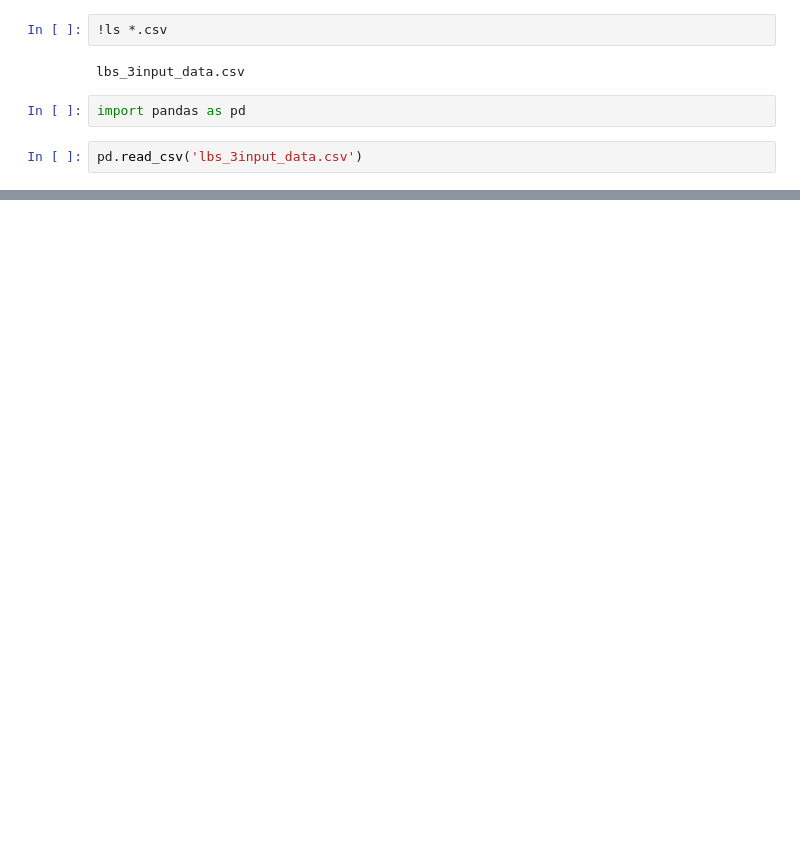
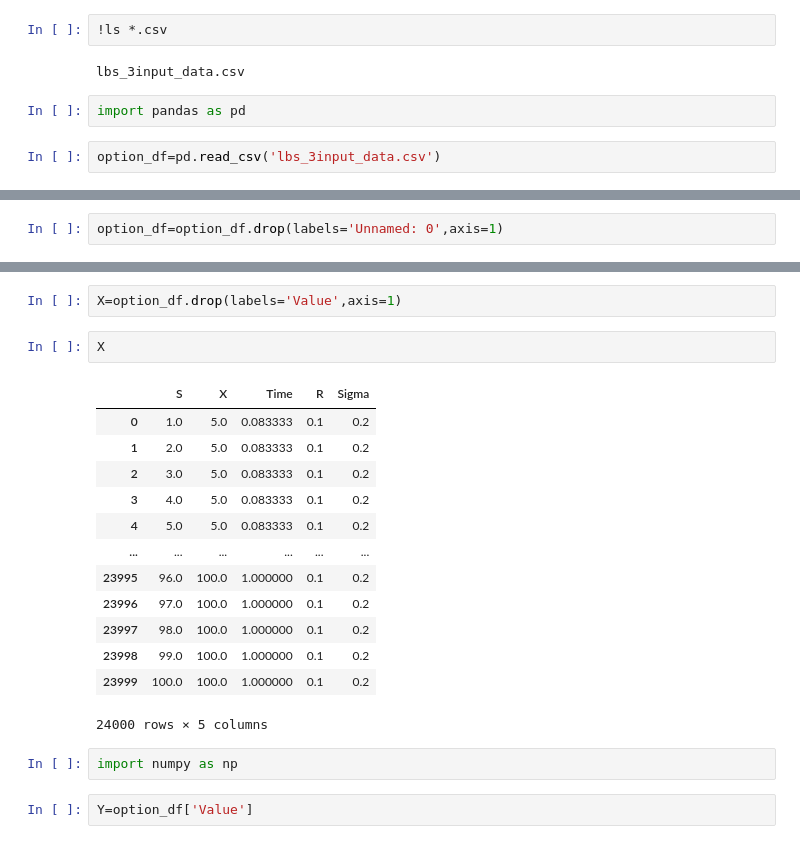
Before and after one commit to dpnolan/learningBlackScholes, a Jupyter notebook: LBS_Neural_Net.ipynb, the cells around one changed output, grey strips where cells are left out. Drawn from its saved outputs; the diff is of its cells as text; blank space fills up the shorter version.

```diff
--- a/LBS_Neural_Net.ipynb
+++ b/LBS_Neural_Net.ipynb
@@ -20,4 +21,4 @@ lbs_3input_data.csv
 # %%
 import pandas as pd
 # %%
-pd.read_csv('lbs_3input_data.csv')
+option_df=pd.read_csv('lbs_3input_data.csv')
@@ -37,0 +61,2 @@ pd.read_csv('lbs_3input_data.csv')
+# %%
+option_df=option_df.drop(labels='Unnamed: 0',axis=1)
@@ -37,0 +79,22 @@ pd.read_csv('lbs_3input_data.csv')
+# %%
+X=option_df.drop(labels='Value',axis=1)
+# %%
+X
+# %% [output]
+|  | S | X | Time | R | Sigma |
+| 0 | 1.0 | 5.0 | 0.083333 | 0.1 | 0.2 |
+| 1 | 2.0 | 5.0 | 0.083333 | 0.1 | 0.2 |
+| 2 | 3.0 | 5.0 | 0.083333 | 0.1 | 0.2 |
+| 3 | 4.0 | 5.0 | 0.083333 | 0.1 | 0.2 |
+| 4 | 5.0 | 5.0 | 0.083333 | 0.1 | 0.2 |
+| ... | ... | ... | ... | ... | ... |
+| 23995 | 96.0 | 100.0 | 1.000000 | 0.1 | 0.2 |
+| 23996 | 97.0 | 100.0 | 1.000000 | 0.1 | 0.2 |
+| 23997 | 98.0 | 100.0 | 1.000000 | 0.1 | 0.2 |
+| 23998 | 99.0 | 100.0 | 1.000000 | 0.1 | 0.2 |
+| 23999 | 100.0 | 100.0 | 1.000000 | 0.1 | 0.2 |
+24000 rows × 5 columns
+# %%
+import numpy as np
+# %%
+Y=option_df['Value']
```
Also changed, not shown: parts of 36 cells of this notebook.
